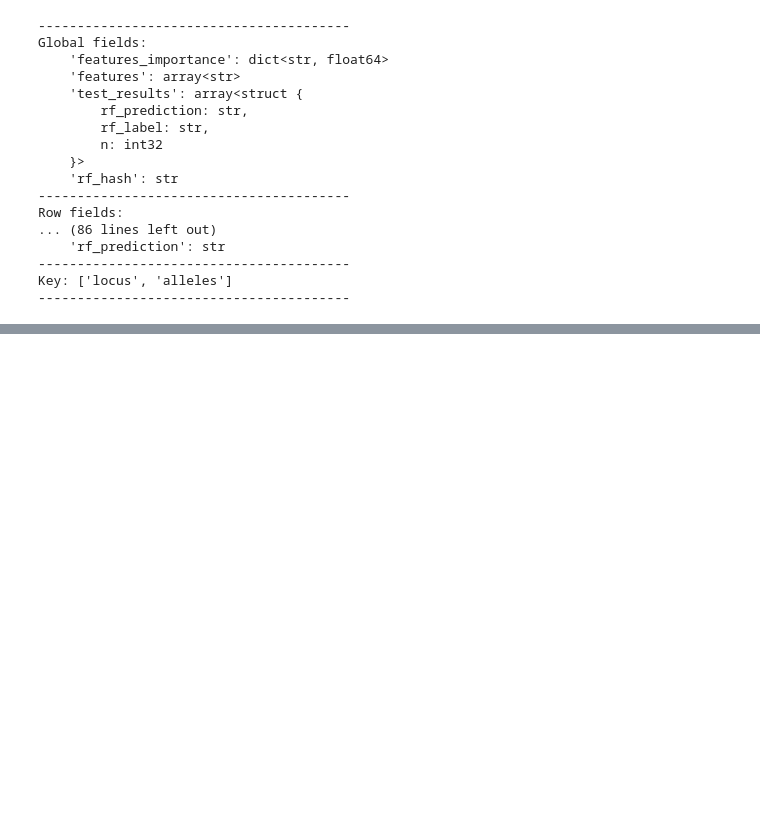
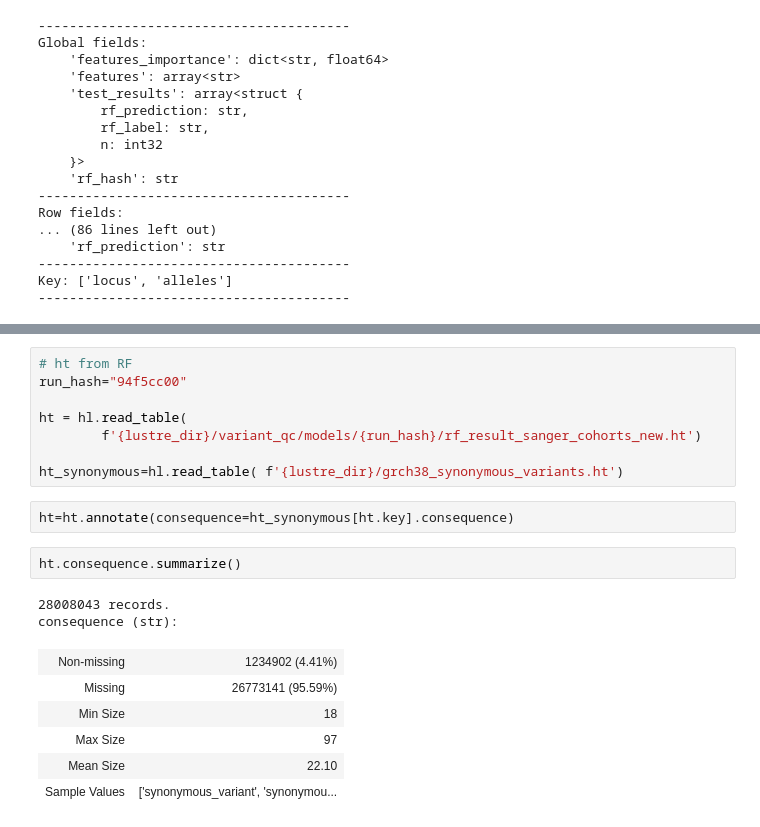
Before and after one commit to wtsi-hgi/exomeQC-hail-gnomad, a Jupyter notebook: notebooks/lustre_prepare_ht_after_RF.ipynb, the cells around one changed output, grey strips where cells are left out. Saved outputs shown, nothing was run; the diff lists cells and outputs as text; blank space fills up the shorter version.

Commit message:
saved synonymous variants annotation

```diff
--- a/notebooks/lustre_prepare_ht_after_RF.ipynb
+++ b/notebooks/lustre_prepare_ht_after_RF.ipynb
@@ -73,0 +190,21 @@ Key: ['locus', 'alleles']
+# %%
+# ht from RF
+run_hash="94f5cc00"
+
+ht = hl.read_table(
+        f'{lustre_dir}/variant_qc/models/{run_hash}/rf_result_sanger_cohorts_new.ht')
+
+ht_synonymous=hl.read_table( f'{lustre_dir}/grch38_synonymous_variants.ht')
+# %%
+ht=ht.annotate(consequence=ht_synonymous[ht.key].consequence)
+# %%
+ht.consequence.summarize()
+# %% [output]
+28008043 records.
+consequence (str):
+| Non-missing | 1234902 (4.41%) |
+| Missing | 26773141 (95.59%) |
+| Min Size | 18 |
+| Max Size | 97 |
+| Mean Size | 22.10 |
+| Sample Values | ['synonymous_variant', 'synonymou... |
```
Also changed, not shown: parts of 13 cells of this notebook.
